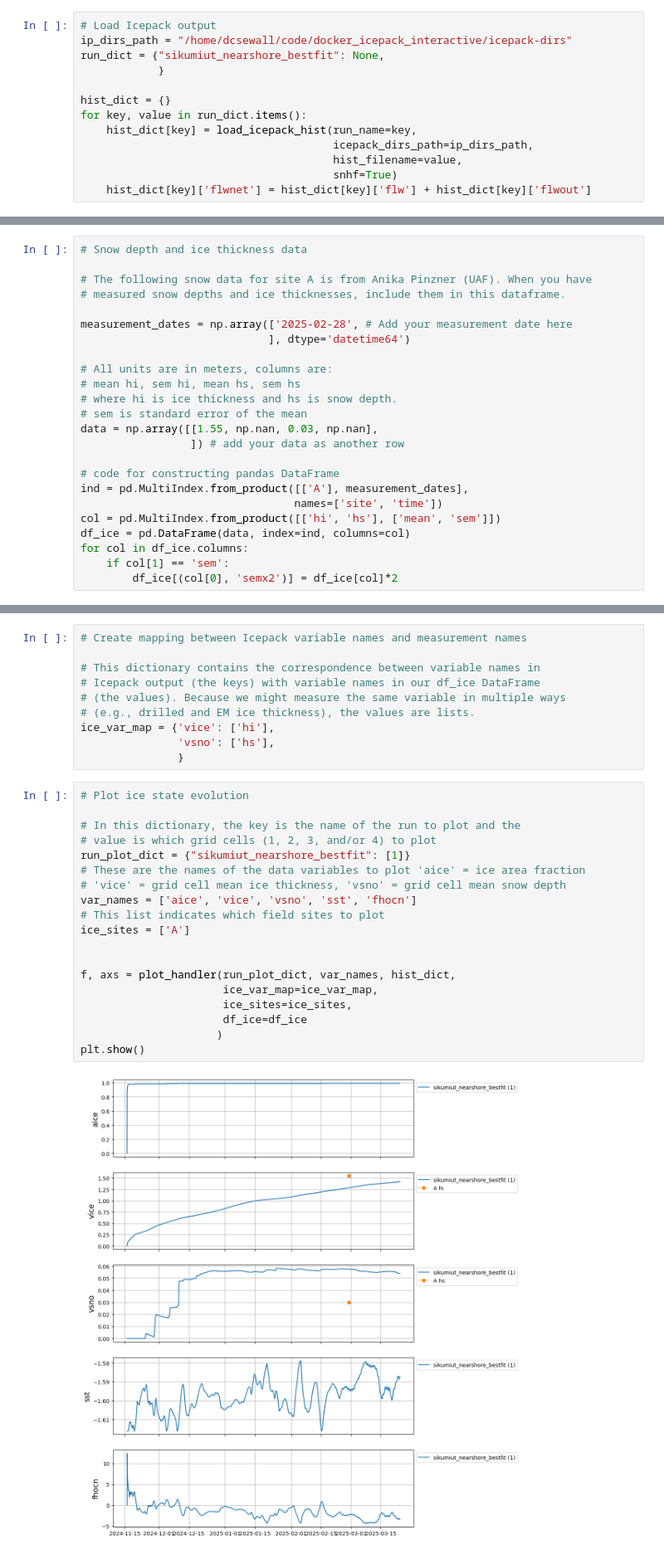
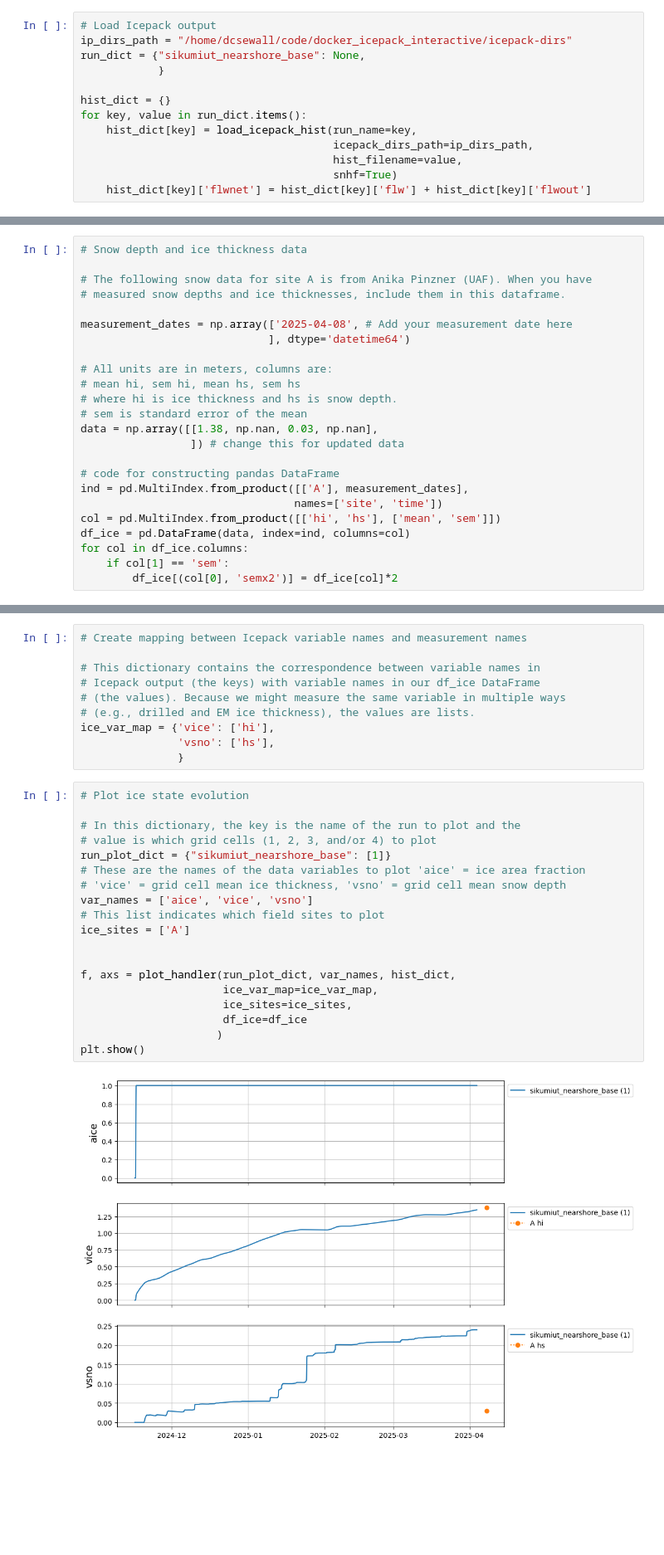
Before and after one commit to duvivier/sikumiut, a Jupyter notebook: icepack_activities/Exercise_1A_nearshore_Icepack.ipynb, the cells around one changed output, grey strips where cells are left out. Shown: that part at 83% size. Drawn from its saved outputs; the diff is of its cells as text; blank space fills up the shorter version.

Commit message:
updated icepack activities for nearshore ice

```diff
--- a/icepack_activities/Exercise_1A_nearshore_Icepack.ipynb
+++ b/icepack_activities/Exercise_1A_nearshore_Icepack.ipynb
@@ -99,7 +99,7 @@ from icepacktools import load_icepack_hist, plot_handler
 # %%
 # Load Icepack output
 ip_dirs_path = "/home/dcsewall/code/docker_icepack_interactive/icepack-dirs"
-run_dict = {"sikumiut_nearshore_bestfit": None,
+run_dict = {"sikumiut_nearshore_base": None,
             }
 
 hist_dict = {}
@@ -137,15 +137,15 @@ load_icepack_hist(run_name, icepack_dirs_path, hist_filename=None, sst_above_frz
 # The following snow data for site A is from Anika Pinzner (UAF). When you have
 # measured snow depths and ice thicknesses, include them in this dataframe.
 
-measurement_dates = np.array(['2025-02-28', # Add your measurement date here
+measurement_dates = np.array(['2025-04-08', # Add your measurement date here
                              ], dtype='datetime64')
 
 # All units are in meters, columns are:
 # mean hi, sem hi, mean hs, sem hs
 # where hi is ice thickness and hs is snow depth.
 # sem is standard error of the mean
-data = np.array([[1.55, np.nan, 0.03, np.nan],
-                 ]) # add your data as another row
+data = np.array([[1.38, np.nan, 0.03, np.nan],
+                 ]) # change this for updated data
 
 # code for constructing pandas DataFrame
 ind = pd.MultiIndex.from_product([['A'], measurement_dates],
@@ -206,24 +206,24 @@ ice_var_map = {'vice': ['hi'],
 # %%
 # Plot ice state evolution
 
 # In this dictionary, the key is the name of the run to plot and the
 # value is which grid cells (1, 2, 3, and/or 4) to plot
-run_plot_dict = {"sikumiut_nearshore_bestfit": [1]}
+run_plot_dict = {"sikumiut_nearshore_base": [1]}
 # These are the names of the data variables to plot 'aice' = ice area fraction
 # 'vice' = grid cell mean ice thickness, 'vsno' = grid cell mean snow depth
-var_names = ['aice', 'vice', 'vsno', 'sst', 'fhocn']
+var_names = ['aice', 'vice', 'vsno']
 # This list indicates which field sites to plot
 ice_sites = ['A']
 
 
 f, axs = plot_handler(run_plot_dict, var_names, hist_dict,
                       ice_var_map=ice_var_map,
                       ice_sites=ice_sites,
                       df_ice=df_ice
                      )
 plt.show()
 # %% [output]
-[figure, old version]
+[figure, new version]
 # %%
 # Plot multiple grid cells
 
```
Also changed, not shown: parts of 15 cells of this notebook, 3 other files.
